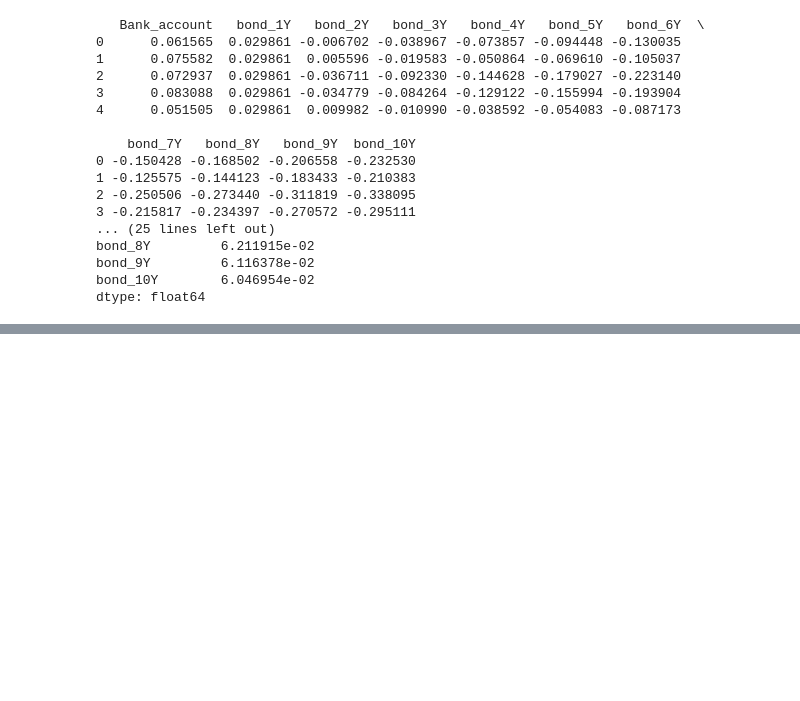
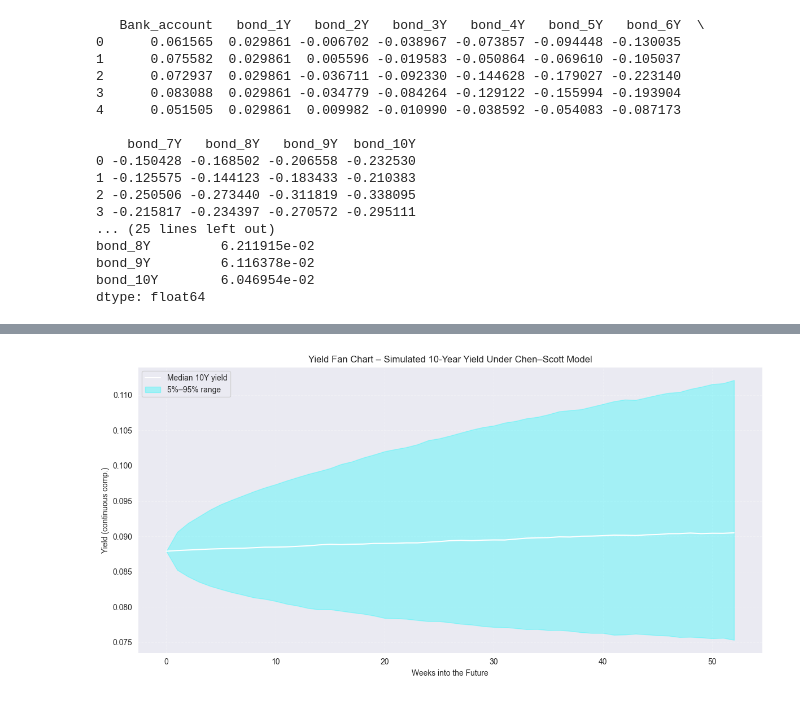
Before and after one commit to Madsnhr/FinEcon, a Jupyter notebook: Exam 2025/codeing/Solution.ipynb, the cells around one changed output, grey strips where cells are left out. Saved outputs shown, nothing was run; the diff lists cells and outputs as text; code cells hidden in the pictures; blank space fills up the shorter version.

```diff
--- a/Exam 2025/codeing/Solution.ipynb
+++ b/Exam 2025/codeing/Solution.ipynb
@@ -855,0 +910,51 @@ dtype: float64
+# %%
+# -----------------------------------
+# 1. Settings
+# -----------------------------------
+num_sims, n_steps_plus1 = y1_paths.shape
+weeks = np.arange(n_steps_plus1)  # 0..52
+tenor_for_fan = 10  # 10-year yield fan chart
+
+# Store simulated yields at each week: shape (num_sims, 53)
+y10_paths = np.zeros((num_sims, n_steps_plus1))
+
+# -----------------------------------
+# 2. Compute model-implied yields for each week & each scenario
+# -----------------------------------
+for t in range(n_steps_plus1):
+    y1_t = y1_paths[:, t]
+    y2_t = y2_paths[:, t]
+
+    for i in range(num_sims):
+        curve_i = TwoFactorCIRCurve(
+            y1=float(y1_t[i]),
+            y2=float(y2_t[i]),
+            factor1=factor1_params,
+            factor2=factor2_params
+        )
+        y10_paths[i, t] = curve_i.zero_rate(tenor_for_fan)
+
+# -----------------------------------
+# 3. Compute percentiles across scenarios
+# -----------------------------------
+median_y10 = np.median(y10_paths, axis=0)
+p5_y10     = np.percentile(y10_paths, 5, axis=0)
+p95_y10    = np.percentile(y10_paths, 95, axis=0)
+
+# -----------------------------------
+# 4. Plot the fan chart
+# -----------------------------------
+plt.figure(figsize=(12, 6))
+
+plt.plot(weeks, median_y10, label="Median 10Y yield", color="white")
+plt.fill_between(weeks, p5_y10, p95_y10, alpha=0.3, color="cyan", label="5%–95% range")
+
+plt.title("Yield Fan Chart – Simulated 10-Year Yield Under Chen–Scott Model")
+plt.xlabel("Weeks into the Future")
+plt.ylabel("Yield (continuous comp.)")
+plt.grid(True, linestyle="--", alpha=0.3)
+plt.legend()
+plt.tight_layout()
+plt.show()
+# %% [output]
+[figure, added]
```
Also changed, not shown: parts of 5 cells of this notebook.
